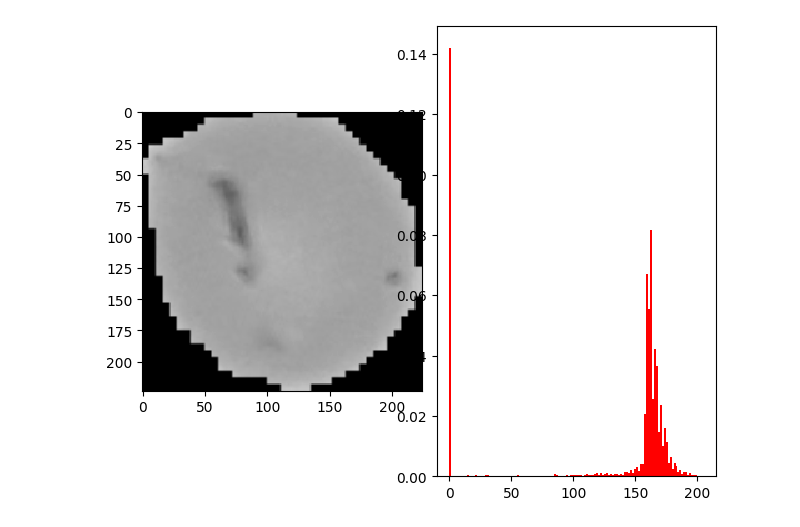
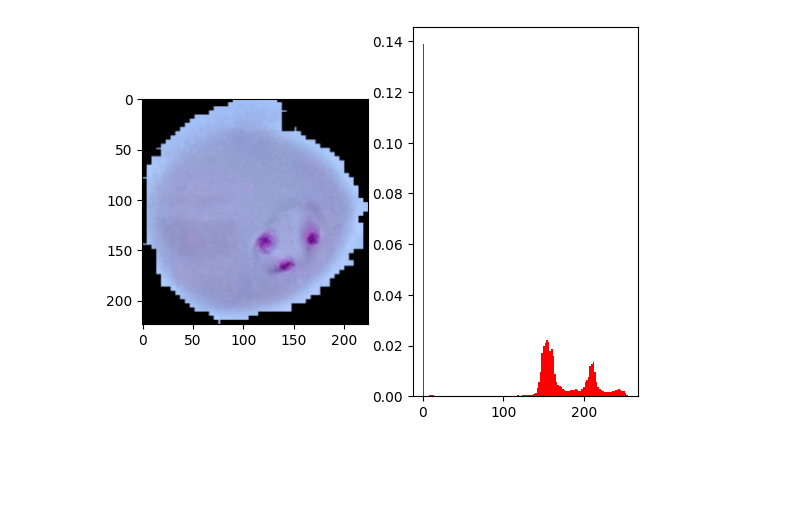
Before and after one commit to GiuuGpEEp/TerzoAnnoUni, a Jupyter notebook: FESI/Progetto/ProvaNotebook.ipynb, the cells around one changed output. Saved outputs shown, nothing was run; the diff lists cells and outputs as text; code cells hidden in the pictures; blank space fills up the shorter version.

Commit message:
Progetto_FESI

```diff
--- a/FESI/Progetto/ProvaNotebook.ipynb
+++ b/FESI/Progetto/ProvaNotebook.ipynb
@@ -5,17 +12,14 @@ import cv2
 # %%
-img = cv2.imread('FESI/Progetto/malaria/malaria/parasite (127).png')
+img = cv2.imread('Progetto/malaria/parasite (1).png')
 resized = cv2.resize(img, (224, 224))
 
-# Grayscale
-img_gray = cv2.cvtColor (resized, cv2.COLOR_BGR2GRAY)
-
 plt.subplot(1,2,1)
-imshow(img_gray)
+plt.imshow(resized)
 
 
 plt.subplot(1,2,2)
-plt.hist(img_gray.ravel(), bins=128, density=True, color='r')
+plt.hist(resized.ravel(), bins=128, density=True, color='r')
 
 plt.show()
 # %% [output]
-[figure, old version]
+[figure, new version]
```
Also changed, not shown: parts of 7 cells of this notebook.
